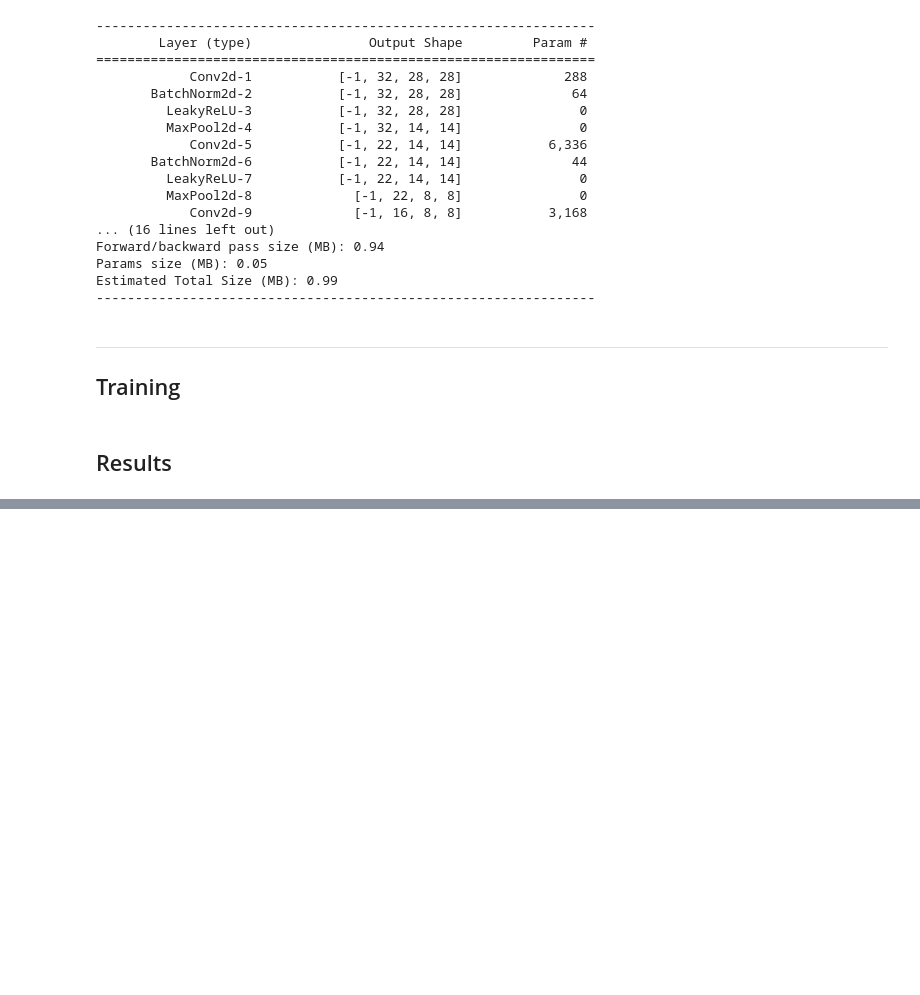
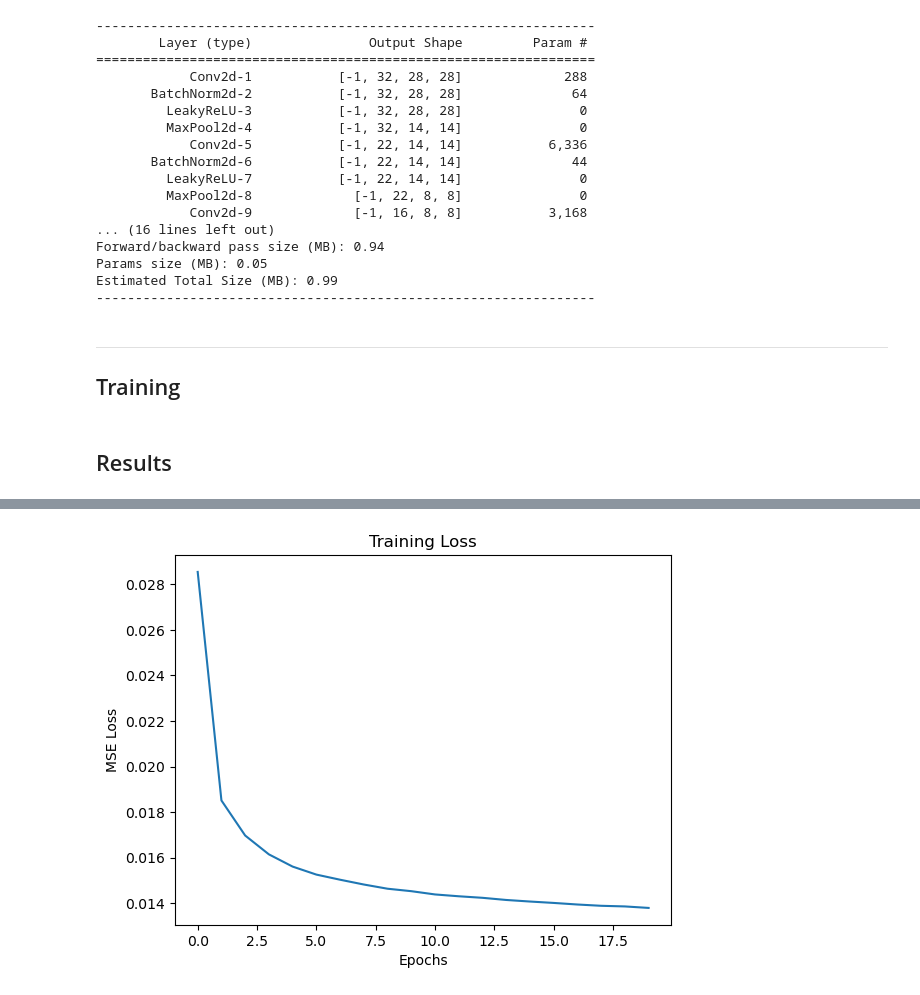
Before and after one commit to dalenhsiao/18786_hw5, a Jupyter notebook: code/Denoising_Autoencoder_Starter_Notebook.ipynb, the cells around one changed output, grey strips where cells are left out. Drawn from its saved outputs; the diff is of its cells as text; code cells hidden in the pictures; blank space fills up the shorter version.

Commit message:
figures

```diff
--- a/code/Denoising_Autoencoder_Starter_Notebook.ipynb
+++ b/code/Denoising_Autoencoder_Starter_Notebook.ipynb
@@ -185,0 +202,14 @@ denoised images:
+# %%
+# save log
+import json
+with open('./logs/denoise_cae.json', 'w') as f:
+    json.dump(logs, f)
+
+import matplotlib.pyplot as plt
+plt.plot(logs["train_loss"])
+plt.xlabel("Epochs")
+plt.ylabel("MSE Loss")
+plt.title("Training Loss")
+plt.savefig("./figs/denoise_cae_loss.png")
+# %% [output]
+[figure, added]
```
Also changed, not shown: parts of 2 cells of this notebook, 15 other files.
